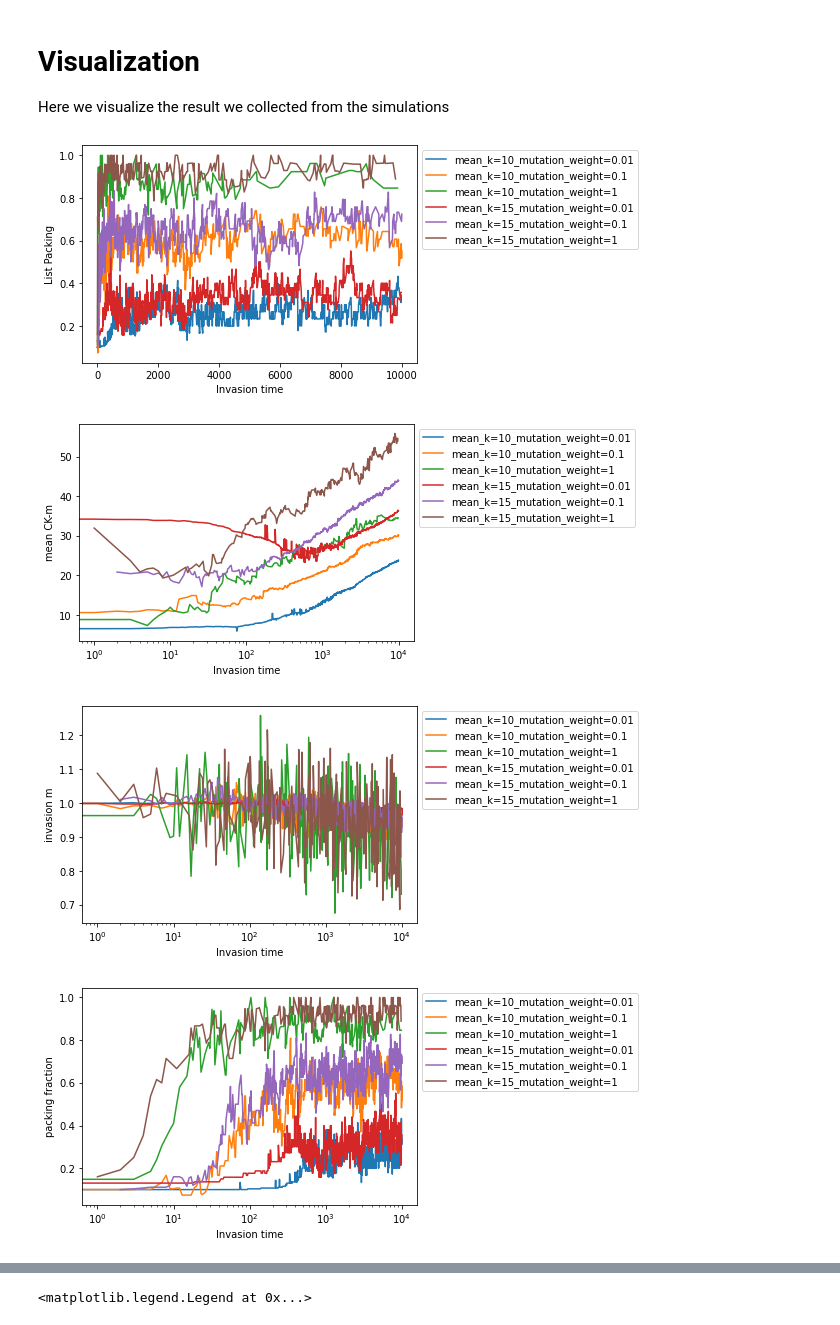
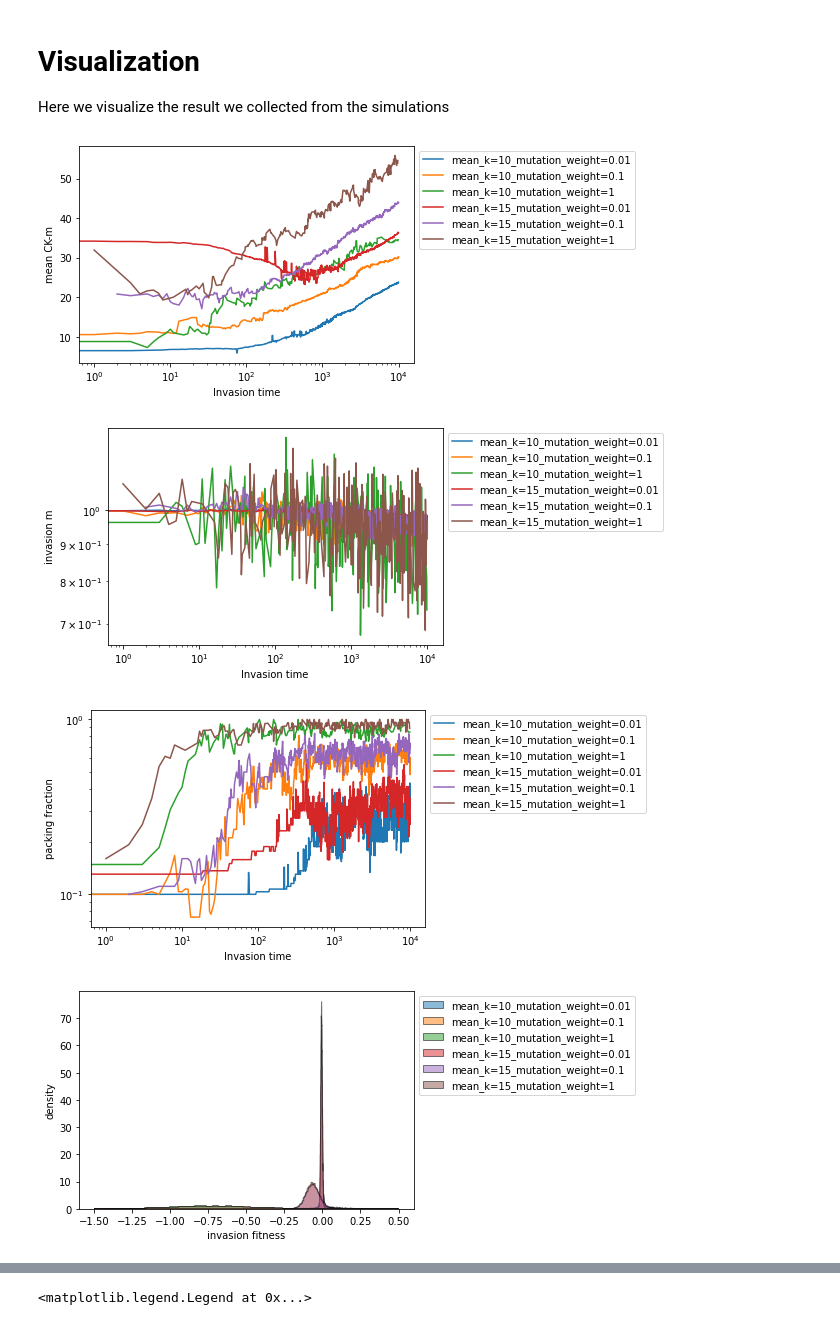
Before and after one commit to fengzhijie88/eco-evolution-simulator, a Jupyter notebook: eco-evolutionary dynamics simulation.ipynb, the cells around one changed output, grey strips where cells are left out. Cells and saved outputs as stored; diff of their text form; code cells hidden in the pictures.

Commit message:
plot update

```diff
--- a/eco-evolutionary dynamics simulation.ipynb
+++ b/eco-evolutionary dynamics simulation.ipynb
@@ -454,37 +454,37 @@ def iterate_plot(results_dict, analyzer_function, x_label, y_label, xscale='line
     plt.xscale(xscale)
 
     plt.legend(bbox_to_anchor=(1, 1))
     plt.show()
 
 def plot_histogram_results(results_dict, data, x_label, y_label, kwargs):
     for param_key, result in results_dict.items():
         values = result[data]
         plt.hist(values, **kwargs,label=param_key,)
 
     plt.xlabel(x_label)
     plt.ylabel(y_label)
 
     plt.legend(bbox_to_anchor=(1, 1))
     plt.show()
 
 if __name__ == '__main__':
     # Load the saved results
 
     results_dict = load_results(filename)
 
 
-    plot_2d_results(results_dict, 'successful_index', 'List_packing', 'Invasion time', 'List Packing')
     plot_2d_results(results_dict, 'successful_index','List_meanfitness','Invasion time','mean CK-m',xscale='log')
 
 
-    plot_2d_results(results_dict, 'successful_index','List_invasionm','Invasion time','invasion m',xscale='log')
-    plot_2d_results(results_dict, 'successful_index','List_packing','Invasion time','packing fraction',xscale='log')
+    plot_2d_results(results_dict, 'successful_index','List_invasionm','Invasion time','invasion m',xscale='log',yscale='log')
+
+    plot_2d_results(results_dict, 'successful_index','List_packing','Invasion time','packing fraction',xscale='log',yscale='log')
 
 
     kwargs = dict(histtype='stepfilled', alpha=0.5, density=True, bins='auto', ec="k",range=[-1.5,0.5])
     plot_histogram_results(results_dict,"List_invasion_fitness", "invasion fitness","density", kwargs)
 # %% [output]
-[figure, old version]
+[figure, new version]
-[figure, old version]
+[figure, new version]
-[figure, old version]
+[figure, new version]
-[figure, old version]
+[figure, new version]
```
Also changed, not shown: parts of 3 cells of this notebook.
